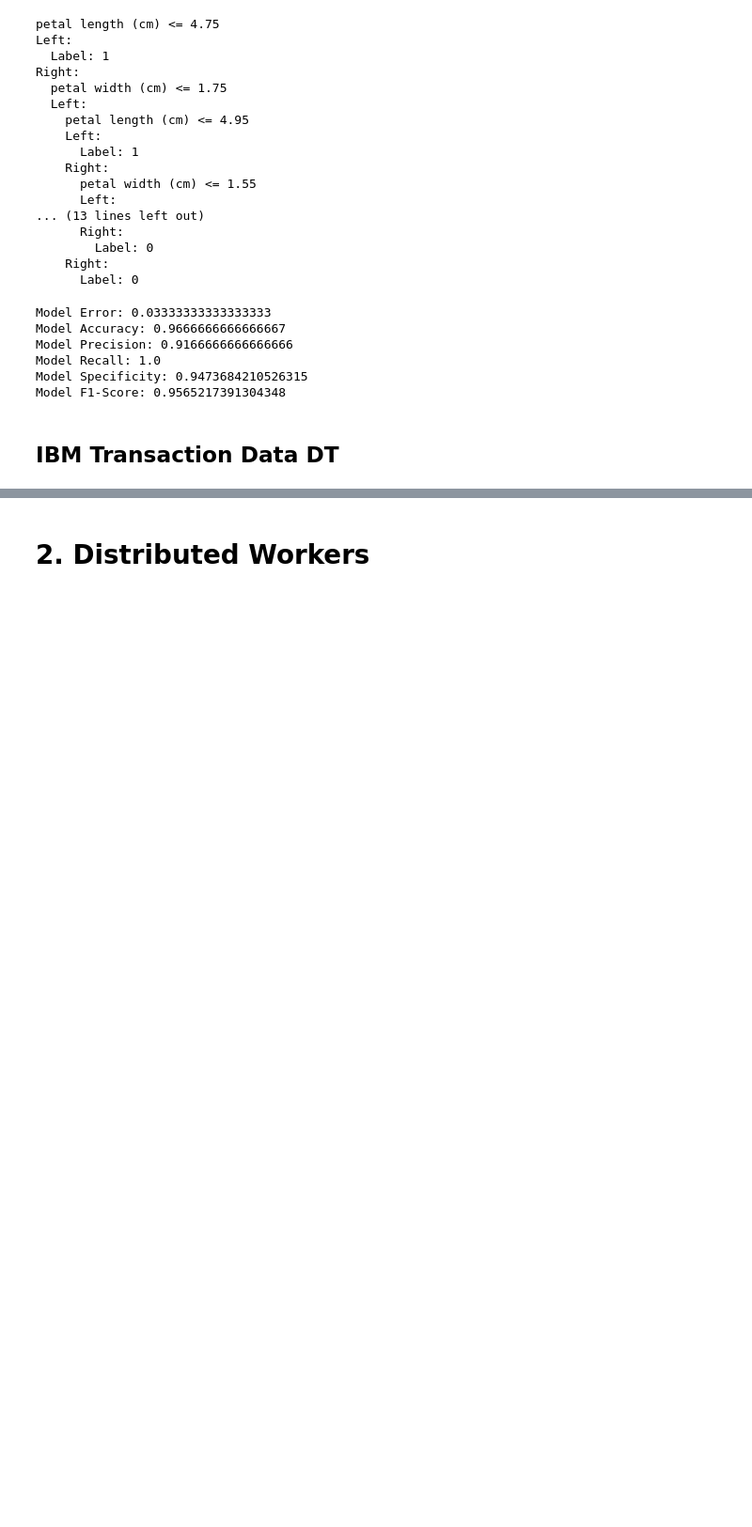
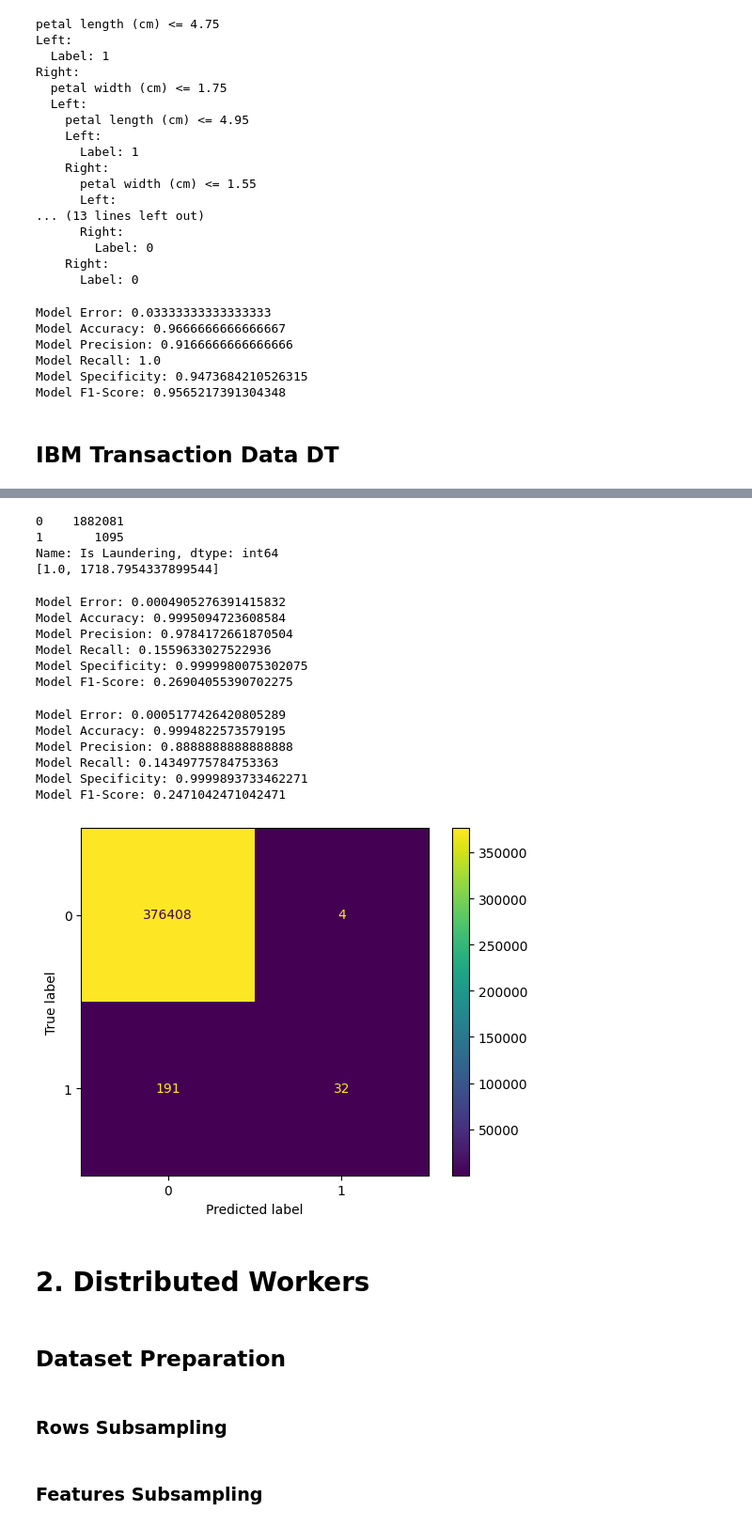
Before and after one commit to Skalwalker/AntiMoneyLaundering, a Jupyter notebook: anti_money_laundering.ipynb, the cells around one changed output, grey strips where cells are left out. Shown: that part at 94% size. Saved outputs shown, nothing was run; the diff lists cells and outputs as text; code cells hidden in the pictures; blank space fills up the shorter version.

```diff
--- a/anti_money_laundering.ipynb
+++ b/anti_money_laundering.ipynb
@@ -1722,0 +1758,3 @@ Left:
+# %%
+li_small_pandas = li_small_model_input.sample(fraction=0.3, seed=42).toPandas()
+li_small_pandas.info()
@@ -1723,2 +1779,48 @@ Left:
+# %%
+label_counts = li_small_pandas["Is Laundering"].value_counts()
+li_class_weights = [1.0, label_counts[0]/label_counts[1]]
+print(label_counts)
+print(li_class_weights)
+# %% [output]
+0    1882081
+1       1095
+Name: Is Laundering, dtype: int64
+[1.0, 1718.7954337899544]
+# %%
+# Split the dataset
+li_train_X, li_train_y, li_test_X, li_test_y = split_test_val(li_small_pandas, "Is Laundering", val_rate=0.2)
+
+# Train Model
+clf = DecisionTree(max_depth=10, threshold_method='bigdata', threshold_buckets=10, class_weights=li_class_weights)
+clf = clf.fit(li_train_X, li_train_y)
+# %% [output]
+Model Error: 0.0004905276391415832
+Model Accuracy: 0.9995094723608584
+Model Precision: 0.9784172661870504
+Model Recall: 0.1559633027522936
+Model Specificity: 0.9999980075302075
+Model F1-Score: 0.26904055390702275
+# %%
+preds = clf.predict(li_test_X, li_test_y)
+# %% [output]
+Model Error: 0.0005177426420805289
+Model Accuracy: 0.9994822573579195
+Model Precision: 0.8888888888888888
+Model Recall: 0.14349775784753363
+Model Specificity: 0.9999893733462271
+Model F1-Score: 0.2471042471042471
+# %%
+cm = confusion_matrix(li_test_y, preds, labels=[0, 1])
+disp = ConfusionMatrixDisplay(confusion_matrix=cm,
+                              display_labels=[0, 1])
+disp.plot();
+# %% [output]
+[figure, added]
 # %% [markdown]
 # 2. Distributed Workers
+# %% [markdown]
+## Dataset Preparation
+# %% [markdown]
+### Rows Subsampling
+# %% [markdown]
+### Features Subsampling
```
Also changed, not shown: parts of 18 cells of this notebook.
